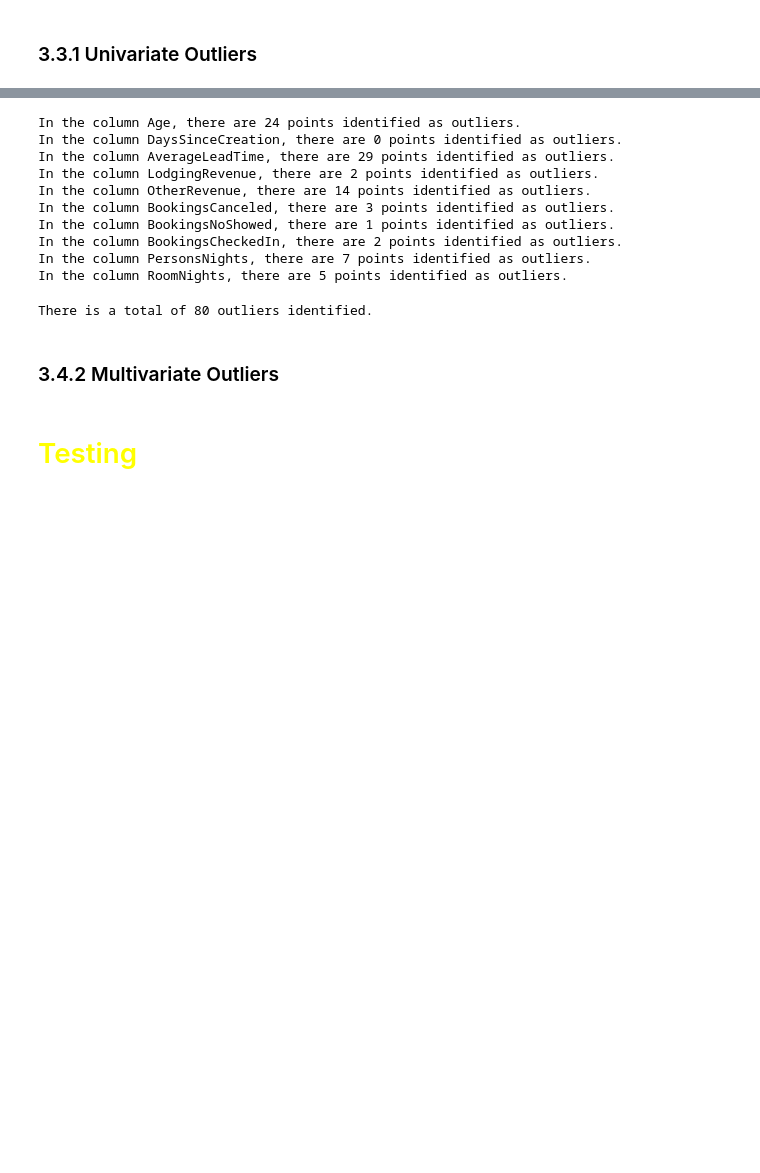
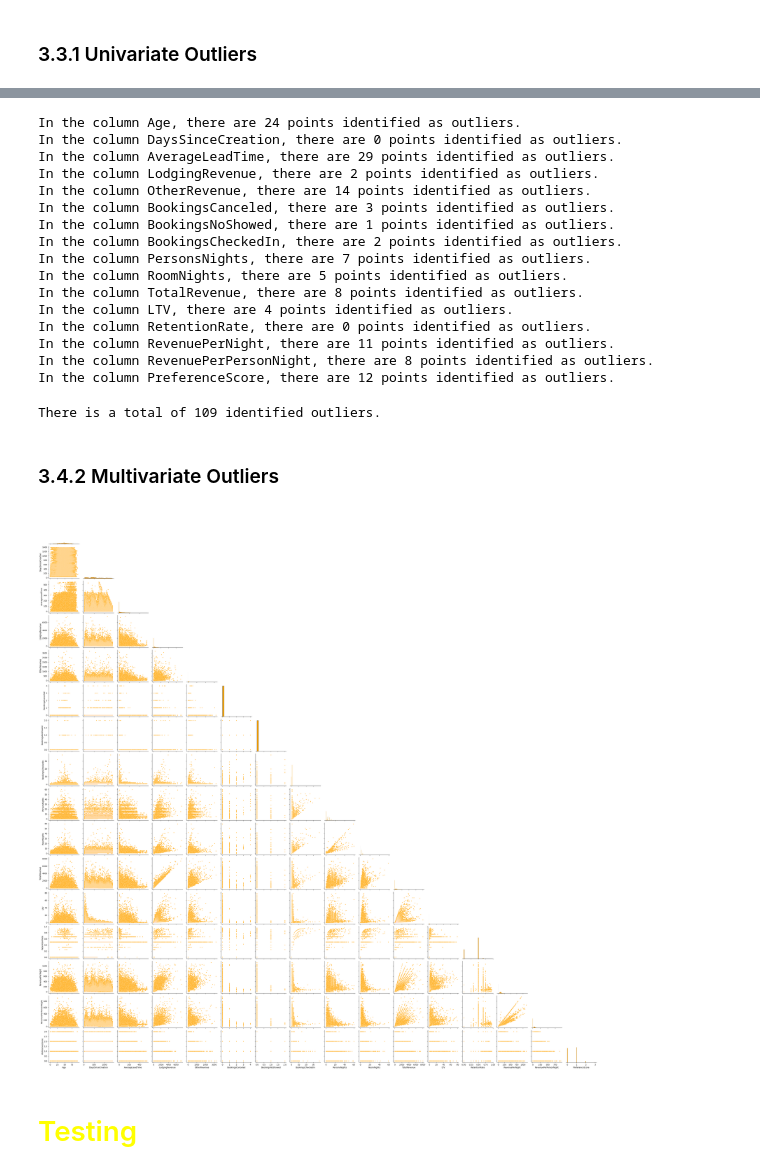
Before and after one commit to MGN19/Hotel-Customer-Segmentation, a Jupyter notebook: main.ipynb, the cells around one changed output, grey strips where cells are left out. Drawn from its saved outputs; the diff is of its cells as text; code cells hidden in the pictures; blank space fills up the shorter version.

```diff
--- a/main.ipynb
+++ b/main.ipynb
@@ -458,6 +462,9 @@ df = pd.concat([df, categorical_df], axis=1)
 ## 3.3 Missing Values
 # %% [markdown]
 ## 3.4 Outliers
+# %%
+# Add new numeric columns to list
+num_cols.extend(['TotalRevenue', 'LTV', 'RetentionRate', 'RevenuePerNight', 'RevenuePerPersonNight', 'PreferenceScore'])
 # %% [markdown]
 ### 3.3.1 Univariate Outliers
 # %%
@@ -471,7 +478,13 @@ outliers_dict = {'Age': {"n_bins": 15, "left_out": 0, "right_out": 95},
                  'BookingsNoShowed': {"n_bins": 15, "left_out": None, "right_out": 2.5},
                  'BookingsCheckedIn': {"n_bins": 15, "left_out": None, "right_out": 45},
                  'PersonsNights': {"n_bins": 15, "left_out": None, "right_out": 65},
-                 'RoomNights': {"n_bins": 15, "left_out": None, "right_out": 75}}
+                 'RoomNights': {"n_bins": 15, "left_out": None, "right_out": 75},
+                 'TotalRevenue': {"n_bins": 15, "left_out": None, "right_out": 9250},
+                 'LTV': {"n_bins": 15, "left_out": None, "right_out": 85},
+                 'RetentionRate': {"n_bins": 10, "left_out": None, "right_out": None},
+                 'RevenuePerNight': {"n_bins": 15, "left_out": None, "right_out": 1200},
+                 'RevenuePerPersonNight': {"n_bins": 15, "left_out": None, "right_out": 1000},
+                 'PreferenceScore': {"n_bins": 15, "left_out": None, "right_out": 3.5}}
 # %%
 for n_column in range(len(num_cols)):
   f.plot_distribution_and_boxplot(df, num_cols[n_column],
@@ -506,6 +522,12 @@ In the column BookingsNoShowed, there are 1 points identified as outliers.
 In the column BookingsCheckedIn, there are 2 points identified as outliers.
 In the column PersonsNights, there are 7 points identified as outliers.
 In the column RoomNights, there are 5 points identified as outliers.
+In the column TotalRevenue, there are 8 points identified as outliers.
+In the column LTV, there are 4 points identified as outliers.
+In the column RetentionRate, there are 0 points identified as outliers.
+In the column RevenuePerNight, there are 11 points identified as outliers.
+In the column RevenuePerPersonNight, there are 8 points identified as outliers.
+In the column PreferenceScore, there are 12 points identified as outliers.
 # %%
 # Initialize the 'FlagOutlier' column with 0 (no outliers by default)
 df['FlagOutlier'] = 0
@@ -520,11 +542,15 @@ for col in num_cols:
     # The |= operator updates 'FlagOutlier' to 1 if the condition is True for any column
 
 # Print the total number of rows that have at least one outlier
-print(f"There is a total of {df['FlagOutlier'].sum()} outliers identified.")
+print(f"There is a total of {df['FlagOutlier'].sum()} identified outliers.")
 # %% [output]
-There is a total of 80 outliers identified.
+There is a total of 109 identified outliers.
 # %% [markdown]
 ### 3.4.2 Multivariate Outliers
+# %%
+plot_pairwise_relationship(df[df['FlagOutlier'] == 0], num_cols)
+# %% [output]
+[figure, added]
 # %% [markdown]
 # <span style="color: yellow;">Testing</span>
 # %%
```
Also changed, not shown: parts of 3 cells of this notebook.
